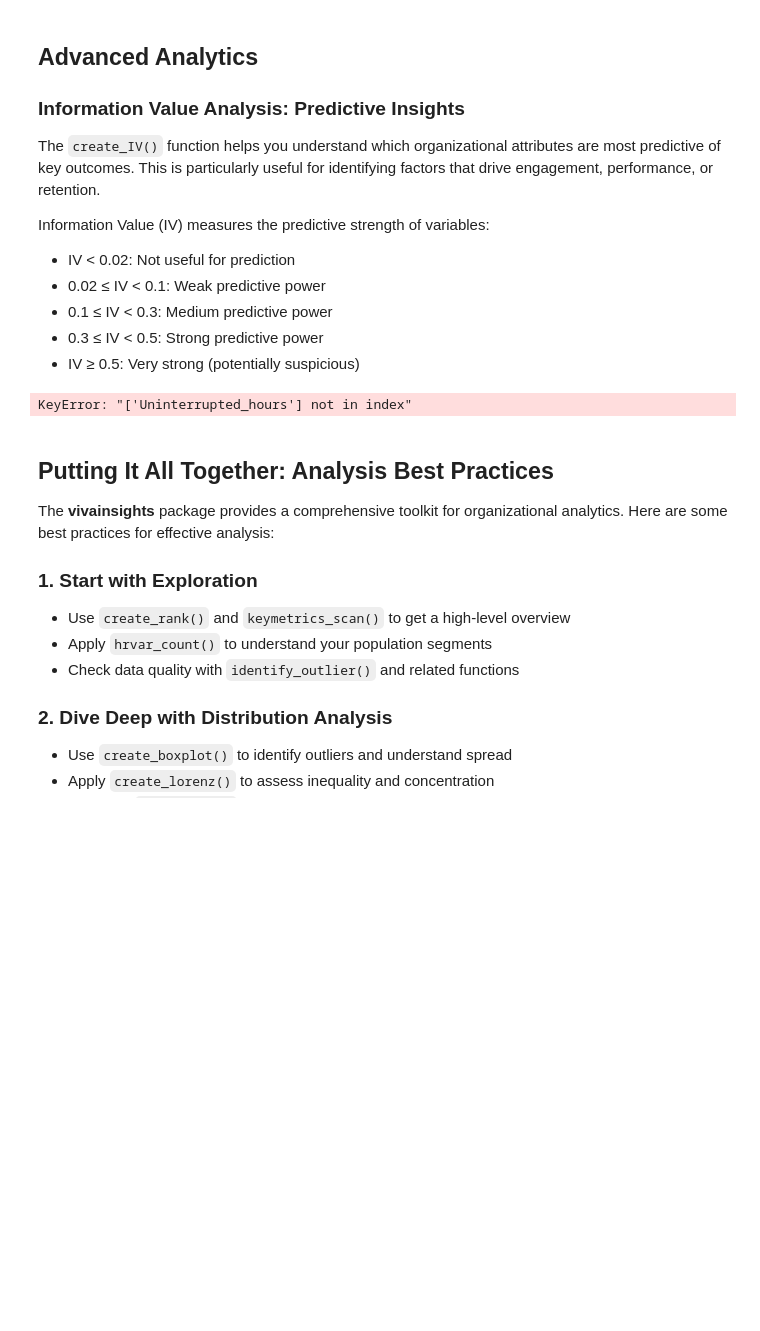
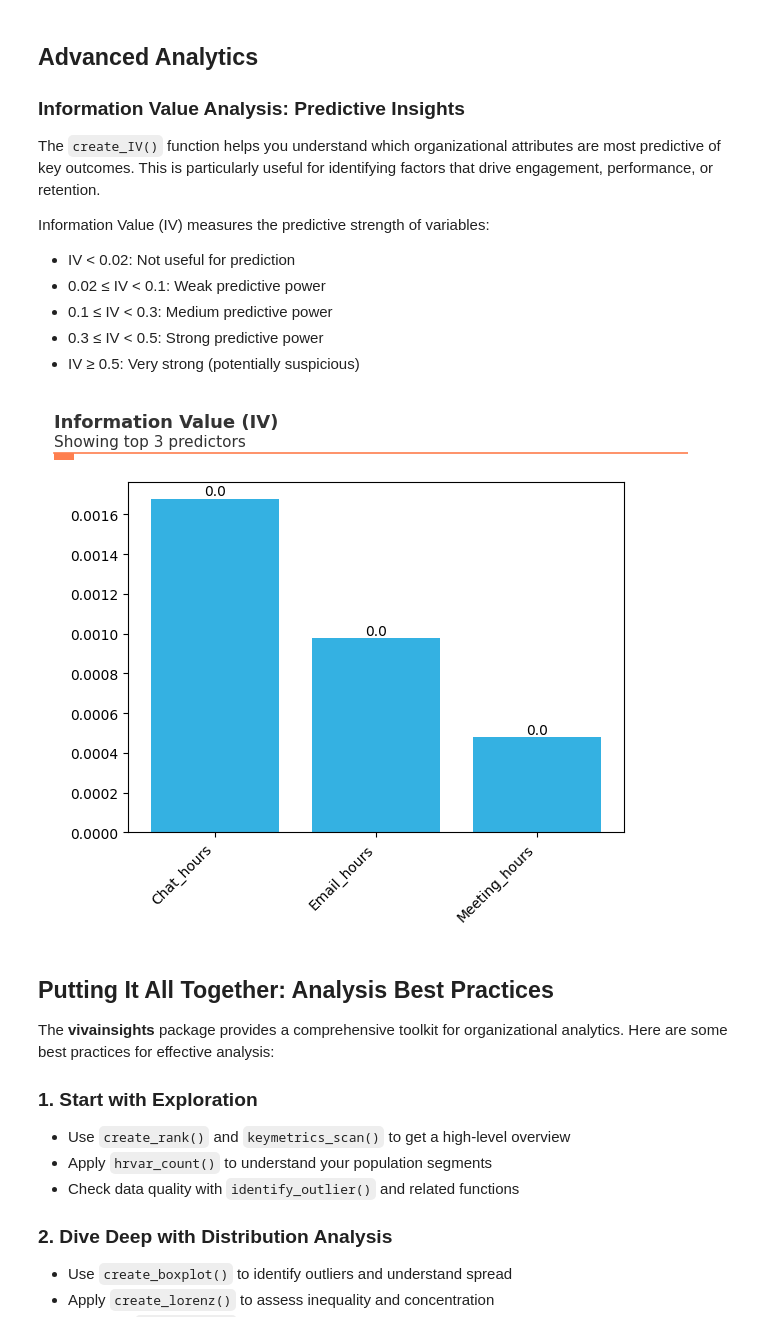
Before and after one commit to microsoft/vivainsights-py, a Jupyter notebook: docs/demo-vivainsights-py.ipynb, the cells around one changed output. Drawn from its saved outputs; the diff is of its cells as text; code cells hidden in the pictures; blank space fills up the shorter version.

```diff
--- a/docs/demo-vivainsights-py.ipynb
+++ b/docs/demo-vivainsights-py.ipynb
@@ -367,22 +367,22 @@ Information Value (IV) measures the predictive strength of variables:
 # %%
 # Information Value analysis: Which factors predict high collaboration?
 # First, create a binary outcome variable for high collaboration (>median)
 pq_data_iv = vi.load_pq_data()
 copilot_median = pq_data_iv['Copilot_actions_taken_in_Teams'].median()
 pq_data_iv['High_Copilot'] = (pq_data_iv['Copilot_actions_taken_in_Teams'] > copilot_median).astype(int)
 
 # Define predictor variables
-predictors = ['Email_hours', 'Meeting_hours', 'Uninterrupted_hours']
+predictors = ['Email_hours', 'Meeting_hours', 'Chat_hours']
 
 # Run Information Value analysis
 vi.create_IV(
     data=pq_data_iv,
     predictors=predictors,
     outcome='High_Copilot',
     return_type='plot'
 )
 # %% [output]
-KeyError: "['Uninterrupted_hours'] not in index"
+[figure, added]
 # %% [markdown]
 ## Putting It All Together: Analysis Best Practices
 
```
Also changed, not shown: parts of 2 cells of this notebook, 1 other file.
